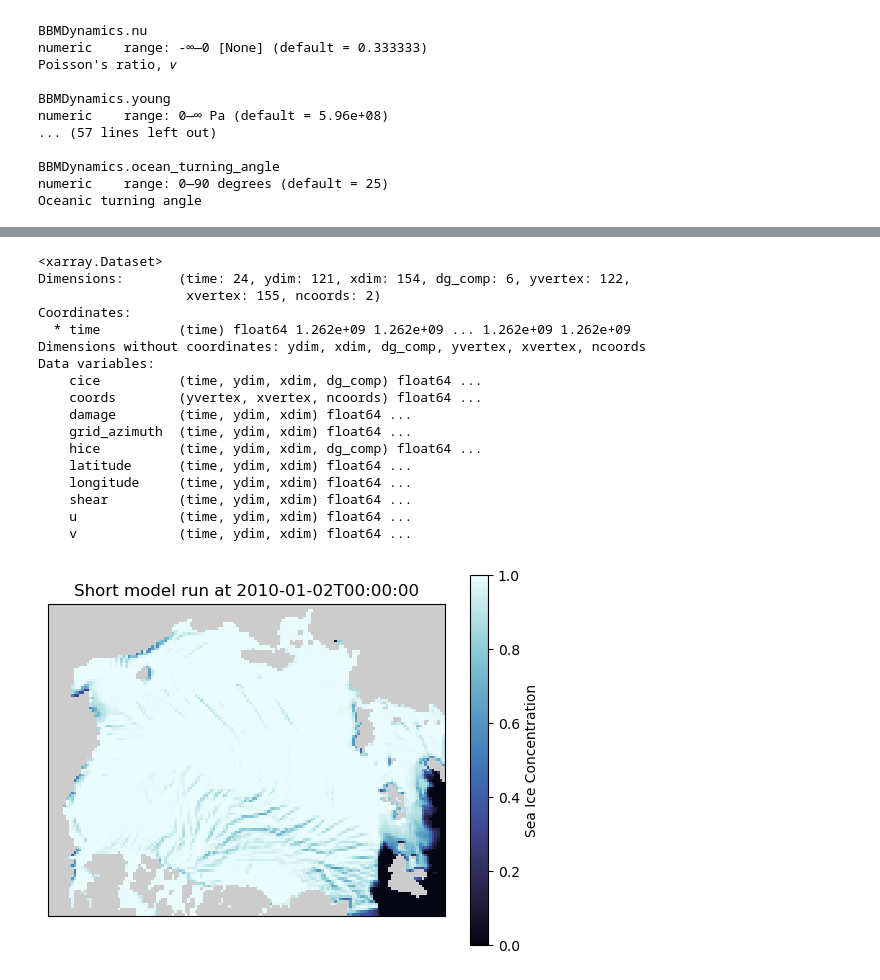
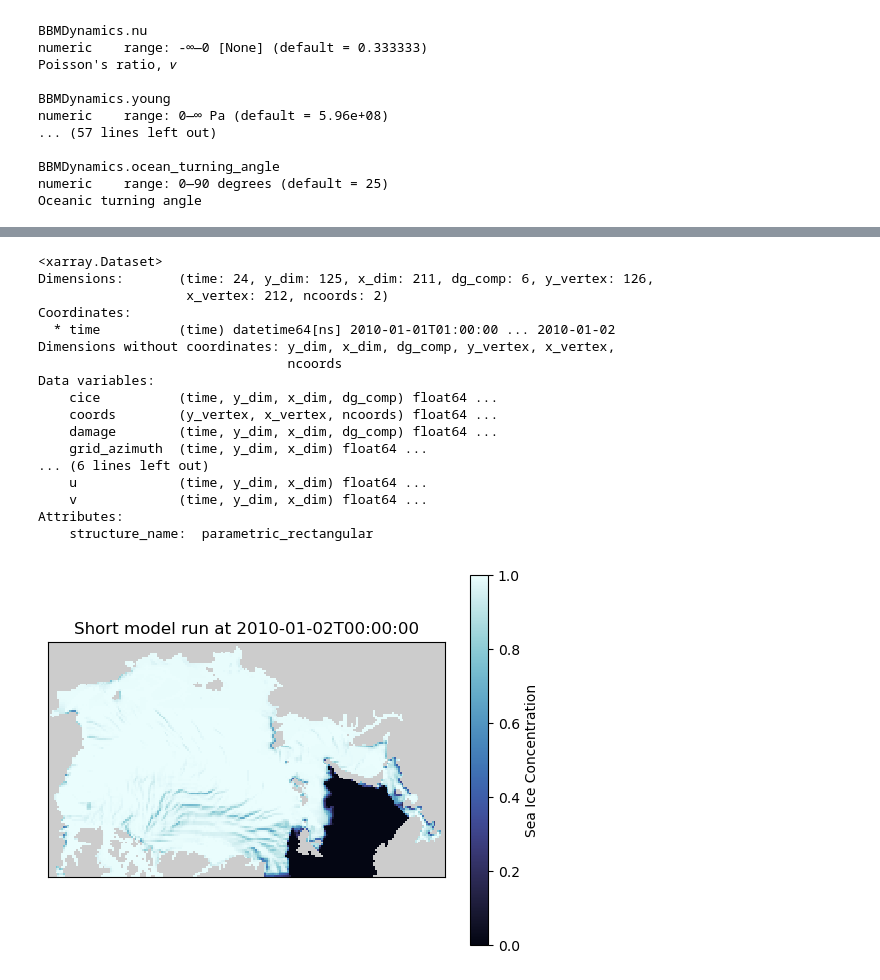
Before and after one commit to sasip-climate/notebooks-nextsim-workshop2025, a Jupyter notebook: nextsimdg/demo-realistic.ipynb, the cells around one changed output, grey strips where cells are left out. Drawn from its saved outputs; the diff is of its cells as text; code cells hidden in the pictures.

```diff
--- a/nextsimdg/demo-realistic.ipynb
+++ b/nextsimdg/demo-realistic.ipynb
@@ -69,29 +69,29 @@ sys     0m1.123s
 # %%
 # Load the NetCDF file
-ds = xr.open_dataset("25km_NH.diagnostic.nc", group="/data")
+ds = xr.open_dataset("25km_NH.diagnostic.nc", drop_variables=['x_dim', 'y_dim'])
 print(ds)
 
 # We (still) need to fetch the mask from the init file
-mask = xr.open_dataset("/home/data-nextsim-workshop2025/nextsimdg/demo-realistic/init_25km_NH.nc", group="/data")['mask']
+mask = xr.open_dataset("/home/data-nextsim-workshop2025/nextsimdg/demo-realistic/init_25km_NH.nc", drop_variables=['x_dim', 'y_dim'])['mask']
 land = np.where(mask == 0, 1, np.nan)  # 1 = land, nan = ocean
 # %% [output]
 <xarray.Dataset>
-Dimensions:       (time: 24, ydim: 121, xdim: 154, dg_comp: 6, yvertex: 122,
-                   xvertex: 155, ncoords: 2)
+Dimensions:       (time: 24, y_dim: 125, x_dim: 211, dg_comp: 6, y_vertex: 126,
+                   x_vertex: 212, ncoords: 2)
 Coordinates:
-  * time          (time) float64 1.262e+09 1.262e+09 ... 1.262e+09 1.262e+09
-Dimensions without coordinates: ydim, xdim, dg_comp, yvertex, xvertex, ncoords
+  * time          (time) datetime64[ns] 2010-01-01T01:00:00 ... 2010-01-02
+Dimensions without coordinates: y_dim, x_dim, dg_comp, y_vertex, x_vertex,
+                                ncoords
 Data variables:
-    cice          (time, ydim, xdim, dg_comp) float64 ...
-    coords        (yvertex, xvertex, ncoords) float64 ...
-    damage        (time, ydim, xdim) float64 ...
-    grid_azimuth  (time, ydim, xdim) float64 ...
-    hice          (time, ydim, xdim, dg_comp) float64 ...
-    latitude      (time, ydim, xdim) float64 ...
-    longitude     (time, ydim, xdim) float64 ...
-    shear         (time, ydim, xdim) float64 ...
-    u             (time, ydim, xdim) float64 ...
-    v             (time, ydim, xdim) float64 ...
+    cice          (time, y_dim, x_dim, dg_comp) float64 ...
+    coords        (y_vertex, x_vertex, ncoords) float64 ...
+    damage        (time, y_dim, x_dim, dg_comp) float64 ...
+    grid_azimuth  (time, y_dim, x_dim) float64 ...
+... (6 lines left out)
+    u             (time, y_dim, x_dim) float64 ...
+    v             (time, y_dim, x_dim) float64 ...
+Attributes:
+    structure_name:  parametric_rectangular
 # %%
 # Create sensible dates to use and pick a time slice to use
 time = ds['time']
@@ -101,22 +100,22 @@ time_index = 23
 # %%
 # NB - we need to pick the first DG component, as well as a time slice
 var = ds['cice'].isel(time=time_index).isel(dg_comp=0)
 
 plt.figure()
 p = plt.pcolormesh(var, shading='auto', cmap='cmo.ice', vmin=0, vmax=1)
 plt.gca().set_aspect('equal')
 
 plt.colorbar(p, label='Sea Ice Concentration', orientation='vertical')
 
 plt.pcolormesh(land, shading='auto', cmap='Pastel2', vmin=0, vmax=1)
 
-plt.title(f"Short model run at {time_vals[time_index].isoformat()}")
+plt.title(f"Short model run at {time.to_index()[time_index].isoformat()}")
 
 plt.xticks([])
 plt.yticks([])
 plt.show()
 # %% [output]
-[figure, old version]
+[figure, new version]
 # %%
 var = ds['shear'].isel(time=time_index) * 24*3600
 
```
Also changed, not shown: parts of 4 cells of this notebook, 1 other file.
